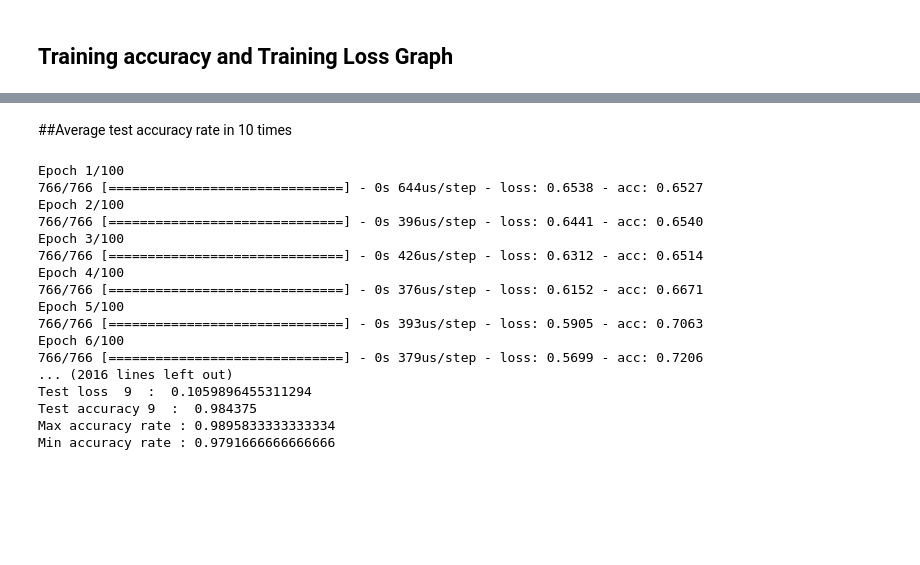
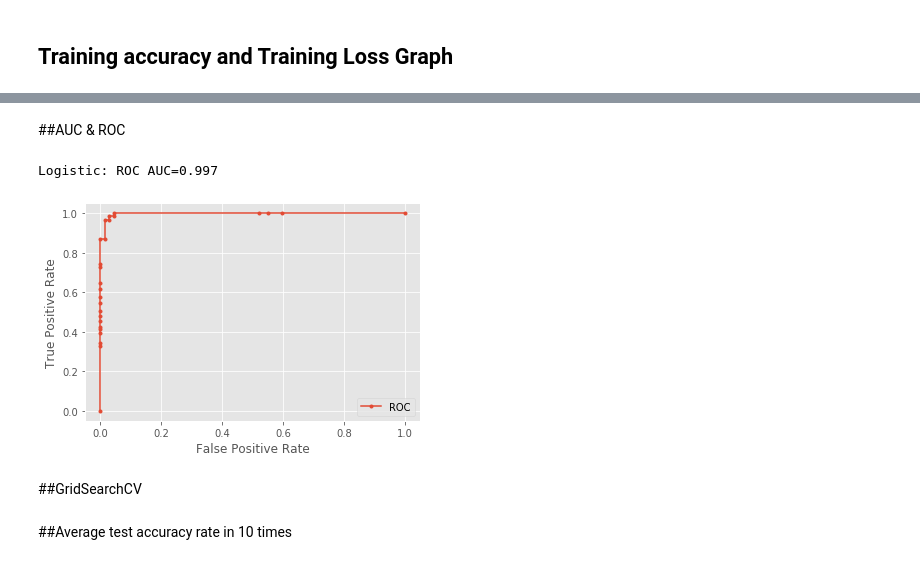
Before and after one commit to rujikorntan/deep-learning-tic-tac-toe-, a Jupyter notebook: TicTacToe_Keras.ipynb, the cells around one changed output, grey strips where cells are left out. Drawn from its saved outputs; the diff is of its cells as text; code cells hidden in the pictures; blank space fills up the shorter version.

```diff
--- a/TicTacToe_Keras.ipynb
+++ b/TicTacToe_Keras.ipynb
@@ -187,0 +212,29 @@ Test accuracy: 0.9791666666666666
+# %% [markdown]
+##AUC & ROC
+# %%
+from matplotlib import pyplot
+from sklearn.metrics import roc_curve
+from sklearn.metrics import roc_auc_score
+
+lr_probs = nnet.predict_proba(X_test)
+lr_auc = roc_auc_score(list(y_test.reshape(-1)), lr_probs)
+
+
+# summarize scores
+print('Logistic: ROC AUC=%.3f' % (lr_auc))
+
+# calculate roc curves
+lr_fpr, lr_tpr, _ = roc_curve(list(y_test.reshape(-1)), lr_probs)
+pyplot.plot(lr_fpr, lr_tpr, marker='.', label='ROC')
+# axis labels
+pyplot.xlabel('False Positive Rate')
+pyplot.ylabel('True Positive Rate')
+# show the legend
+pyplot.legend()
+# show the plot
+pyplot.show()
+# %% [output]
+Logistic: ROC AUC=0.997
+[figure, added]
+# %% [markdown]
+##GridSearchCV
@@ -189,13 +262,9 @@ Test accuracy: 0.9791666666666666
 ##Average test accuracy rate in 10 times
 # %%
 scores = []
-for i in range(10):
-  nnet = Sequential()
-  nnet.add(Dense(units=100, kernel_initializer='uniform', activation='relu', input_dim=9, use_bias=True))
-  nnet.add(Dense(units=100, kernel_initializer='uniform', activation='relu', use_bias=True))
-  nnet.add(Dense(units=1, kernel_initializer='uniform', activation='sigmoid', use_bias=True))
-  nnet.compile(optimizer=optimizers.SGD(lr=0.06, decay=1e-6, momentum=0.9, nesterov=True) , loss='binary_crossentropy', metrics=['accuracy'])
-  nnet.fit(X_train, y_train, batch_size=10, epochs=100, verbose=1)
+for i in range(12):
+  nnet = create_model()
+  nnet.fit(X_train, y_train, batch_size=16, epochs=100, verbose=0)
 
   score = nnet.evaluate(X_test, y_test, verbose=1)
   print('Test loss ', i, ' : ', score[0])
@@ -203,21 +272,3 @@ for i in range(10):
   scores.append(score[1])
 print('Max accuracy rate :', np.array(scores).max())
 print('Min accuracy rate :', np.array(scores).min())
-# %% [output]
-Epoch 1/100
-766/766 [==============================] - 0s 644us/step - loss: 0.6538 - acc: 0.6527
-Epoch 2/100
-766/766 [==============================] - 0s 396us/step - loss: 0.6441 - acc: 0.6540
-Epoch 3/100
-766/766 [==============================] - 0s 426us/step - loss: 0.6312 - acc: 0.6514
-Epoch 4/100
-766/766 [==============================] - 0s 376us/step - loss: 0.6152 - acc: 0.6671
-Epoch 5/100
-766/766 [==============================] - 0s 393us/step - loss: 0.5905 - acc: 0.7063
-Epoch 6/100
-766/766 [==============================] - 0s 379us/step - loss: 0.5699 - acc: 0.7206
-... (2016 lines left out)
-Test loss  9  :  0.1059896455311294
-Test accuracy 9  :  0.984375
-Max accuracy rate : 0.9895833333333334
-Min accuracy rate : 0.9791666666666666
```
Also changed, not shown: parts of 13 cells of this notebook.
